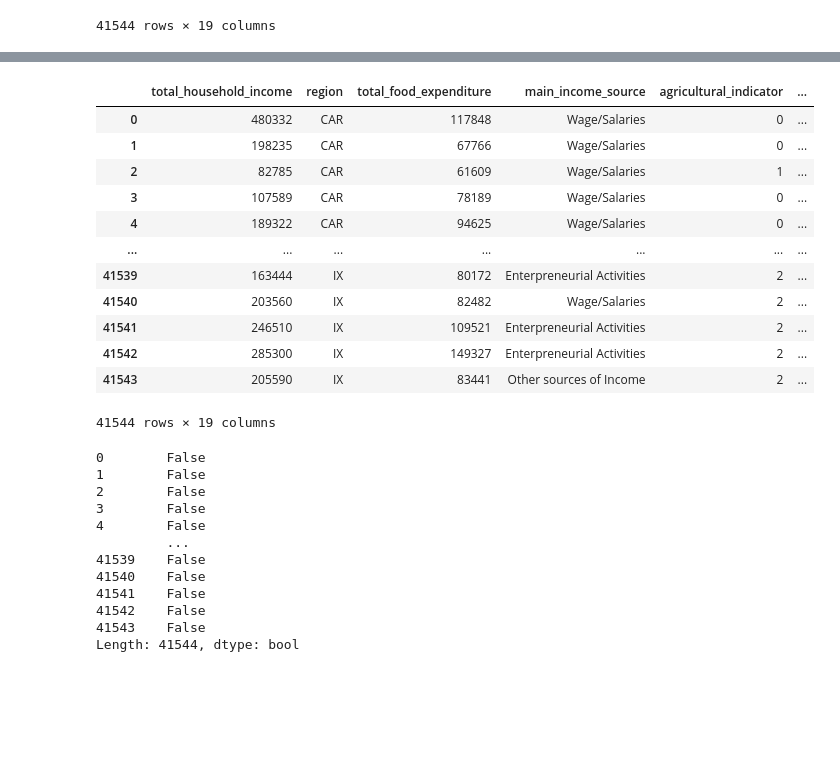
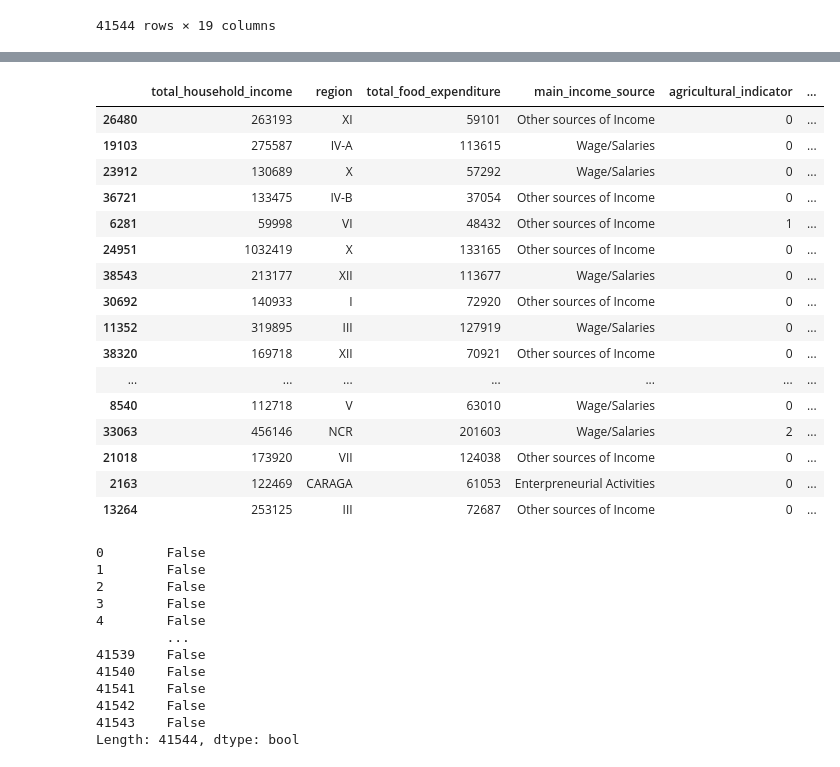
Before and after one commit to legaspicary/it465-group-project, a Jupyter notebook: group_project.ipynb, the cells around one changed output, grey strips where cells are left out. Cells and saved outputs as stored; diff of their text form; code cells hidden in the pictures; blank space fills up the shorter version.

```diff
--- a/group_project.ipynb
+++ b/group_project.ipynb
@@ -168,3 +146,0 @@ dtype: int64
-# %%
-income_df = income_df.replace('..','nan')
-income_df.sample(10)
@@ -193,19 +171,25 @@ sns.heatmap(corr, xticklabels=corr.columns, yticklabels=corr.columns, cmap='RdBu
 # %%
+#removing rows and/or columns with NaN values
 income_df.replace([np.inf, -np.inf], np.nan).dropna(how="all")
+income_df.sample(50)
 # %% [output]
 |  | total_household_income | region | total_food_expenditure | main_income_source | agricultural_indicator | ... |
-| 0 | 480332 | CAR | 117848 | Wage/Salaries | 0 | ... |
-| 1 | 198235 | CAR | 67766 | Wage/Salaries | 0 | ... |
-| 2 | 82785 | CAR | 61609 | Wage/Salaries | 1 | ... |
-| 3 | 107589 | CAR | 78189 | Wage/Salaries | 0 | ... |
-| 4 | 189322 | CAR | 94625 | Wage/Salaries | 0 | ... |
+| 26480 | 263193 | XI | 59101 | Other sources of Income | 0 | ... |
+| 19103 | 275587 | IV-A | 113615 | Wage/Salaries | 0 | ... |
+| 23912 | 130689 | X | 57292 | Wage/Salaries | 0 | ... |
+| 36721 | 133475 | IV-B | 37054 | Other sources of Income | 0 | ... |
+| 6281 | 59998 | VI | 48432 | Other sources of Income | 1 | ... |
+| 24951 | 1032419 | X | 133165 | Other sources of Income | 0 | ... |
+| 38543 | 213177 | XII | 113677 | Wage/Salaries | 0 | ... |
+| 30692 | 140933 | I | 72920 | Other sources of Income | 0 | ... |
+| 11352 | 319895 | III | 127919 | Wage/Salaries | 0 | ... |
+| 38320 | 169718 | XII | 70921 | Other sources of Income | 0 | ... |
 | ... | ... | ... | ... | ... | ... | ... |
-| 41539 | 163444 | IX | 80172 | Enterpreneurial Activities | 2 | ... |
-| 41540 | 203560 | IX | 82482 | Wage/Salaries | 2 | ... |
-| 41541 | 246510 | IX | 109521 | Enterpreneurial Activities | 2 | ... |
-| 41542 | 285300 | IX | 149327 | Enterpreneurial Activities | 2 | ... |
-| 41543 | 205590 | IX | 83441 | Other sources of Income | 2 | ... |
+| 8540 | 112718 | V | 63010 | Wage/Salaries | 0 | ... |
+| 33063 | 456146 | NCR | 201603 | Wage/Salaries | 2 | ... |
+| 21018 | 173920 | VII | 124038 | Other sources of Income | 0 | ... |
+| 2163 | 122469 | CARAGA | 61053 | Enterpreneurial Activities | 0 | ... |
+| 13264 | 253125 | III | 72687 | Other sources of Income | 0 | ... |
-41544 rows × 19 columns
 # %%
 #checking for duplicates
 income_df.duplicated()
```
Also changed, not shown: parts of 10 cells of this notebook.
